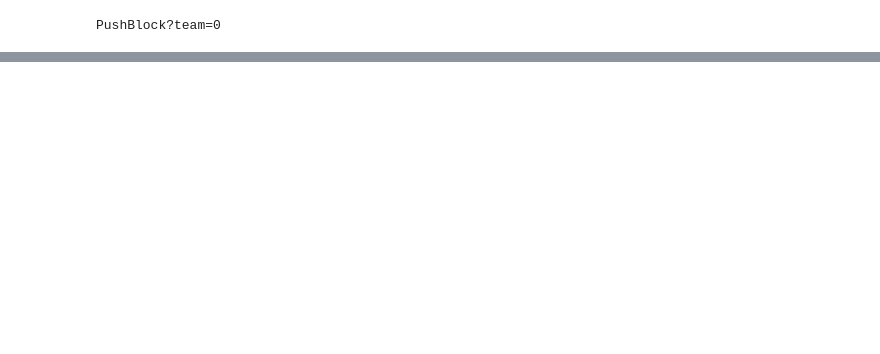
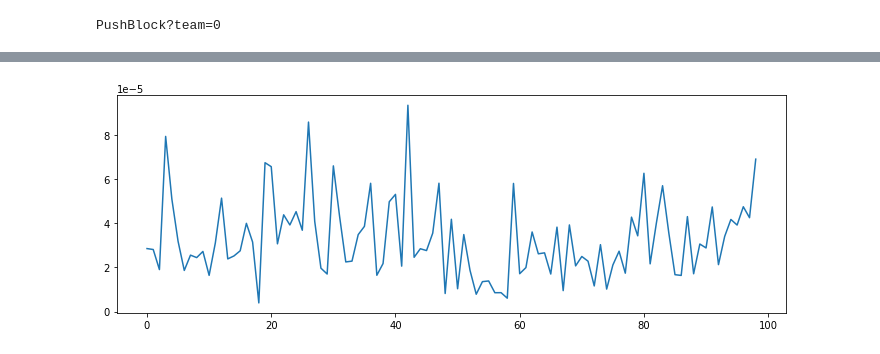
Before and after one commit to TienLungSun/Reinforcement-Learning, a Jupyter notebook: 8. DQN to learn Push block (3) (MLAgent_10).ipynb, the cells around one changed output, grey strips where cells are left out. Drawn from its saved outputs; the diff is of its cells as text; code cells hidden in the pictures; blank space fills up the shorter version.

```diff
--- a/8. DQN to learn Push block (3) (MLAgent_10).ipynb
+++ b/8. DQN to learn Push block (3) (MLAgent_10).ipynb
@@ -49,3 +51,14 @@ target_net = Net().to(device)
+# %%
+def Interact_with_Unity_one_step (DecisionSteps):
+    s1 = torch.FloatTensor(DecisionSteps.obs[0])
+    s2 = torch.FloatTensor(DecisionSteps.obs[1])
+    s = torch.cat((s1, s2), 1).to(device)
+    action = eval_net(s)
+    MaxIdxOfEachAgent = torch.unsqueeze(torch.max(action, 1)[1], 1)
+    ActionIdxArray = MaxIdxOfEachAgent.cpu().data.numpy()
+    env.set_actions(behaviorName, ActionIdxArray+1)
+    env.step()
+    return s, ActionIdxArray
 # %%
 MEMORY = np.zeros((MEMORY_CAPACITY, N_STATES * 2 + 2))  # (s, a, r, s_)
 print(MEMORY.shape)
@@ -85,7 +85,7 @@ while (MemoryIdx < MEMORY_CAPACITY):
 
     #interacts with Unity one step, but collect data only when all agents
     #have decision steps
-    Interact_with_Unity_one_step (DecisionSteps)
+    s, ActionIdxArray = Interact_with_Unity_one_step (DecisionSteps)
 
     NextDecisionSteps, NextTerminalSteps = env.get_steps(behaviorName)
     if(len(DecisionSteps) != N_AGENTS or len(NextDecisionSteps) != N_AGENTS):
@@ -112,11 +111,14 @@ while (MemoryIdx < MEMORY_CAPACITY):
 BATCH_SIZE = 50
 GAMMA = 0.9
 TARGET_REPLACE_ITER = 20    # target update frequency
+# %%
+MaxStep = 100
 # %%
-EpochDone = False
-steps = 1
+lossLst = []
+step = 1
 MemoryIdx = MEMORY_CAPACITY
-while (not EpochDone):
+while (step < MaxStep):
+    print(step, end=", ")
     DecisionSteps, TerminalSteps = env.get_steps(behaviorName)
     if(len(DecisionSteps)==0):
         print("Step", MemoryIdx, ": no decision steps, reset!")
@@ -127,7 +129,7 @@ while (not EpochDone):
     Interact_with_Unity_one_step (DecisionSteps)
     NextDecisionSteps, NextTerminalSteps = env.get_steps(behaviorName)
     if(len(DecisionSteps) != N_AGENTS or len(NextDecisionSteps) != N_AGENTS):
-        print(MemoryIdx, "Not all agents having decision steps", \
+        print("Step", step, " not all agents having decision steps", \
           DecisionSteps.agent_id, "next: ", NextDecisionSteps.agent_id)
     else:
         #after one step, if all agents have decision steps then collect data
@@ -142,7 +144,8 @@ while (not EpochDone):
             MemoryIdx += 1
 
     # target parameter update
-    if steps % TARGET_REPLACE_ITER == 0:
+    if (step % TARGET_REPLACE_ITER == 0):
+        print("Update target Q-network\n")
         target_net.load_state_dict(eval_net.state_dict())
 
     # take one batch of training data from memory to update evalNN
@@ -156,6 +159,8 @@ while (not EpochDone):
     q_next = target_net(b_s_).detach()
     q_target = b_r + GAMMA * q_next.max(1)[0].view(BATCH_SIZE, 1)
     loss = loss_func(q_eval, q_target)
+    lossLst.append(float(loss))
     optimizer.zero_grad()
     loss.backward()
     optimizer.step()
+    step = step + 1
@@ -163,0 +181,6 @@ env.close()
+# %%
+plt.figure(figsize=(12, 4))
+plt.plot(lossLst)
+plt.show()
+# %% [output]
+[figure, added]
```
Also changed, not shown: parts of 7 cells of this notebook, 2 other files.
